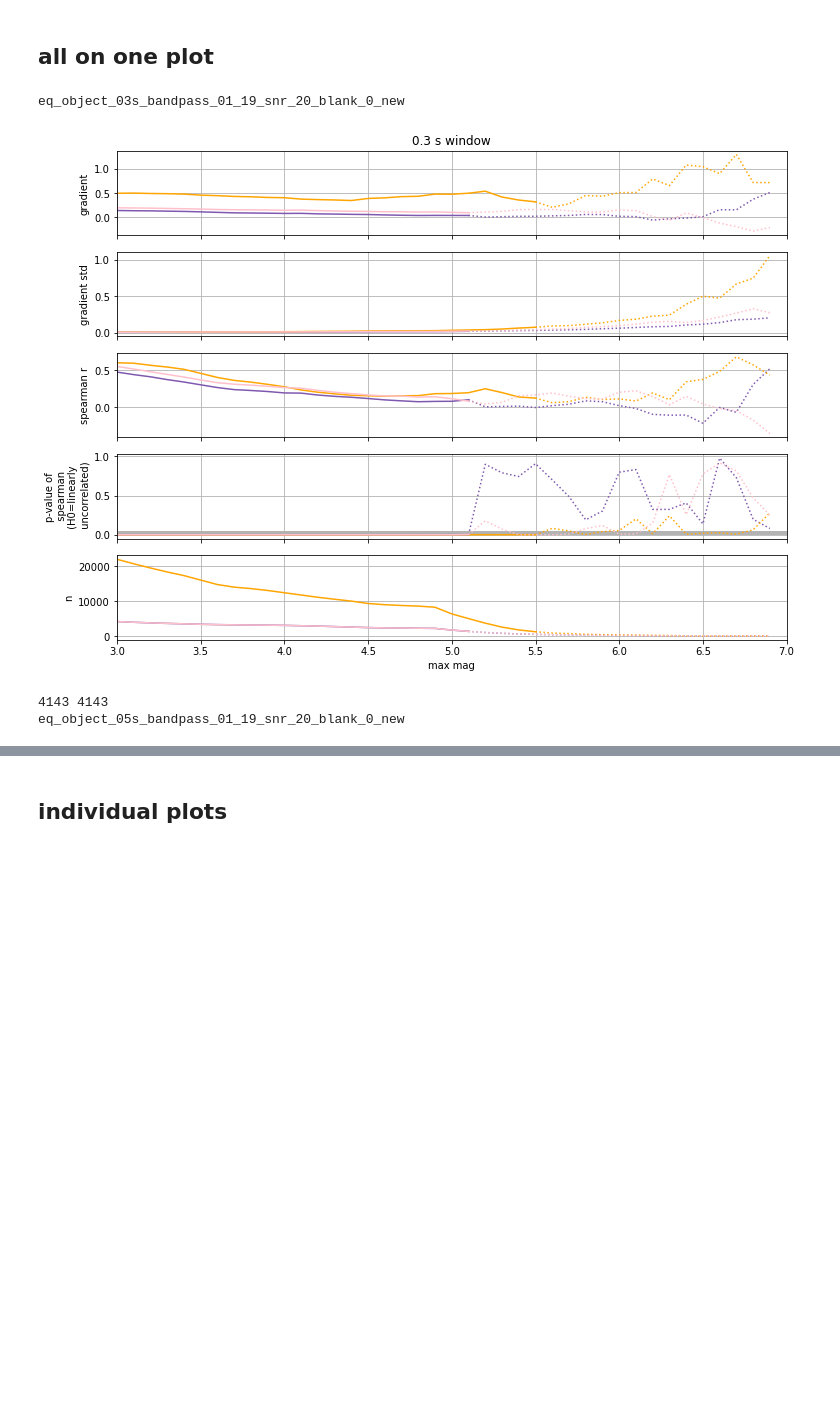
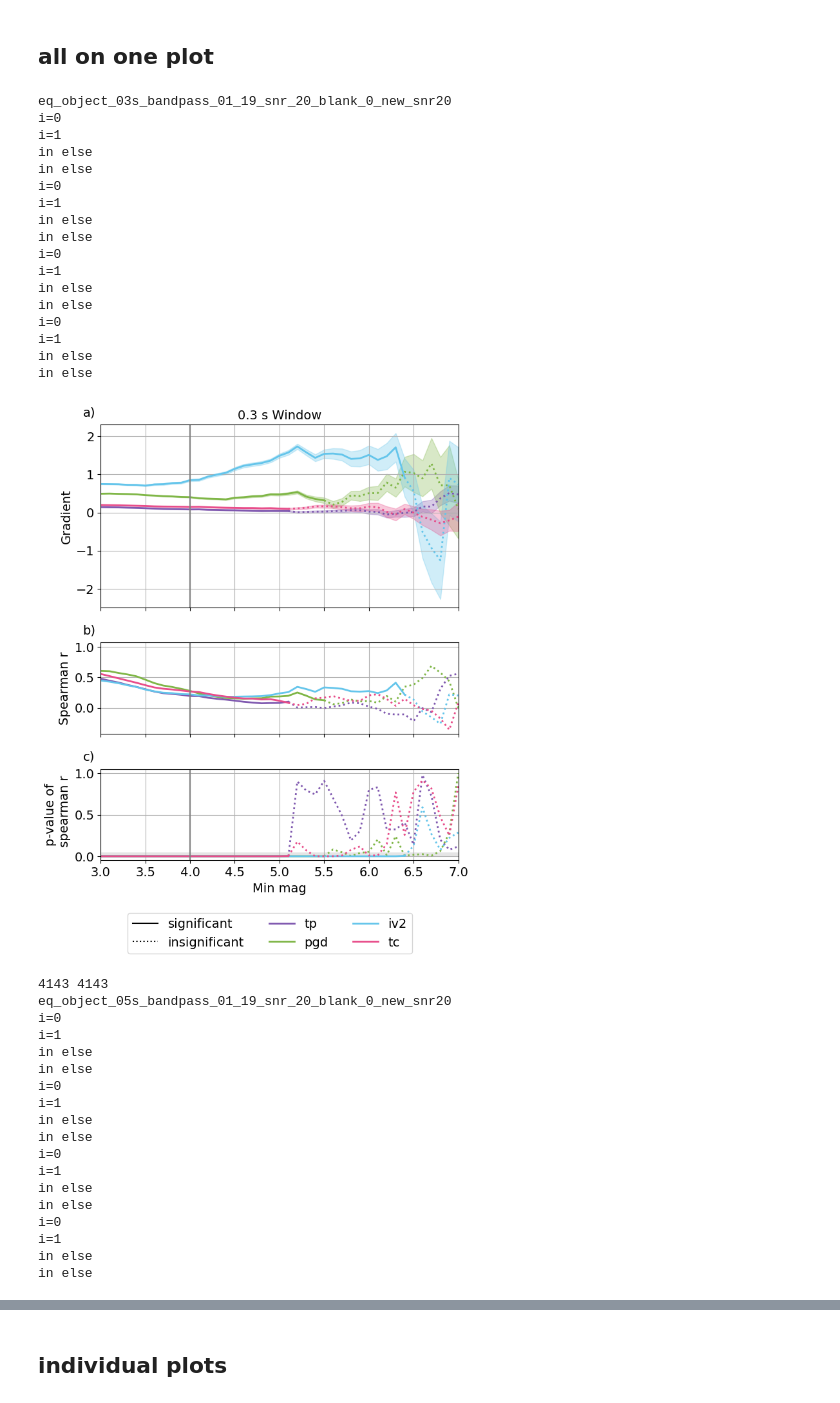
Before and after one commit to RebeccaColquhoun/seismo_det, a Jupyter notebook: code/no_func_all_gradt_change_min_mag.ipynb, the cells around one changed output, grey strips where cells are left out. Cells and saved outputs as stored; diff of their text form; code cells hidden in the pictures; blank space fills up the shorter version.

Commit message:
plot spearman subplots for new data

```diff
--- a/code/no_func_all_gradt_change_min_mag.ipynb
+++ b/code/no_func_all_gradt_change_min_mag.ipynb
@@ -24,10 +24,10 @@ from spearman_plotting_func import *
 # %% [markdown]
 change magnitude limits, colors in functions file
 # %%
-filenames = ['eq_object_03s_bandpass_01_19_snr_20_blank_0_new',
-            'eq_object_05s_bandpass_01_19_snr_20_blank_0_new',
-            'eq_object_1s_bandpass_01_19_snr_20_blank_0_new',
-            'eq_object_4s_bandpass_01_19_snr_20_blank_0_new']
+filenames = ['eq_object_03s_bandpass_01_19_snr_20_blank_0_new_snr20',
+            'eq_object_05s_bandpass_01_19_snr_20_blank_0_new_snr20',
+            'eq_object_1s_bandpass_01_19_snr_20_blank_0_new_snr20',
+            'eq_object_4s_bandpass_01_19_snr_20_blank_0_new_snr20']
 
 '''filenames = ['eq_object_03s_bandpass_01_19_snr_20_blank_0_new',
               'eq_object_03s_bandpass_01_19_snr_20_blank_005_new',
@@ -52,6 +52,7 @@ filenames = ['eq_object_05s_bandpass_01_19_snr_20_blank_0_new',
 # %% [markdown]
 ## all on one plot
 # %%
+%matplotlib inline
 for f in filenames:
     print(f)
     gradt, intercept, gradt_std, intercept_std = [],[],[],[]
@@ -70,35 +71,67 @@ for f in filenames:
     spearman_p = []
     n_l = []
     for mag_lim in magnitudes:
         x, y = calc_pgd_mag_lim(df, mag_lim)
         gradt, intercept, gradt_std, intercept_std, pearson, spearman, spearman_p, n = calc_opt(x,y, gradt, intercept, gradt_std, intercept_std, pearson, spearman, spearman_p, n_l)
     #plot_spearman_subplots(f, gradt, gradt_std, spearman, spearman_p, n, 'pgd', True)
     pgd_params = [gradt, gradt_std, spearman, spearman_p, n, 'pgd']
     gradt, intercept, gradt_std, intercept_std = [],[],[],[]
     pearson = []
     spearman = []
     spearman_p = []
     n_l = []
     for mag_lim in magnitudes:
         x, y = calc_tc_mag_lim(df, mag_lim)
         gradt, intercept, gradt_std, intercept_std, pearson, spearman, spearman_p, n = calc_opt(x,y, gradt, intercept, gradt_std, intercept_std, pearson, spearman, spearman_p, n_l)
     #plot_spearman_subplots(f, gradt, gradt_std, spearman, spearman_p, n, 'pgd', True)
     tc_params = [gradt, gradt_std, spearman, spearman_p, n, 'tc']
     gradt, intercept, gradt_std, intercept_std = [],[],[],[]
     pearson = []
     spearman = []
     spearman_p = []
     n_l = []
     for mag_lim in magnitudes:
         x, y = calc_iv2_mag_lim(df, mag_lim)
         #print(len(x[y==0]))
         gradt, intercept, gradt_std, intercept_std, pearson, spearman, spearman_p, n = calc_opt(x,y, gradt, intercept, gradt_std, intercept_std, pearson, spearman, spearman_p, n_l)
     iv2_params = [gradt, gradt_std, spearman, spearman_p, n, 'iv2']
-    plot_spearman_subplots_all_on_one(f, tp_params, pgd_params, iv2_params, tc_params, save = False)
+    plot_spearman_subplots_all_on_one_no_n_shaded(f, tp_params, pgd_params, iv2_params, tc_params, save = True)
     print(tp_params[4][0], tc_params[4][0])
     #plot_spearman_subplots(f, gradt, gradt_std, spearman, spearman_p, n, 'iv2', True)
 # %% [output]
-eq_object_03s_bandpass_01_19_snr_20_blank_0_new
+eq_object_03s_bandpass_01_19_snr_20_blank_0_new_snr20
+i=0
+i=1
+in else
+in else
+i=0
+i=1
+in else
+in else
+i=0
+i=1
+in else
+in else
+i=0
+i=1
+in else
+in else
-[figure, old version]
+[figure, new version]
 4143 4143
-eq_object_05s_bandpass_01_19_snr_20_blank_0_new
+eq_object_05s_bandpass_01_19_snr_20_blank_0_new_snr20
+i=0
+i=1
+in else
+in else
+i=0
+i=1
+in else
+in else
+i=0
+i=1
+in else
+in else
+i=0
+i=1
+in else
+in else
```
Also changed, not shown: parts of 2 cells of this notebook, 1 other file.
